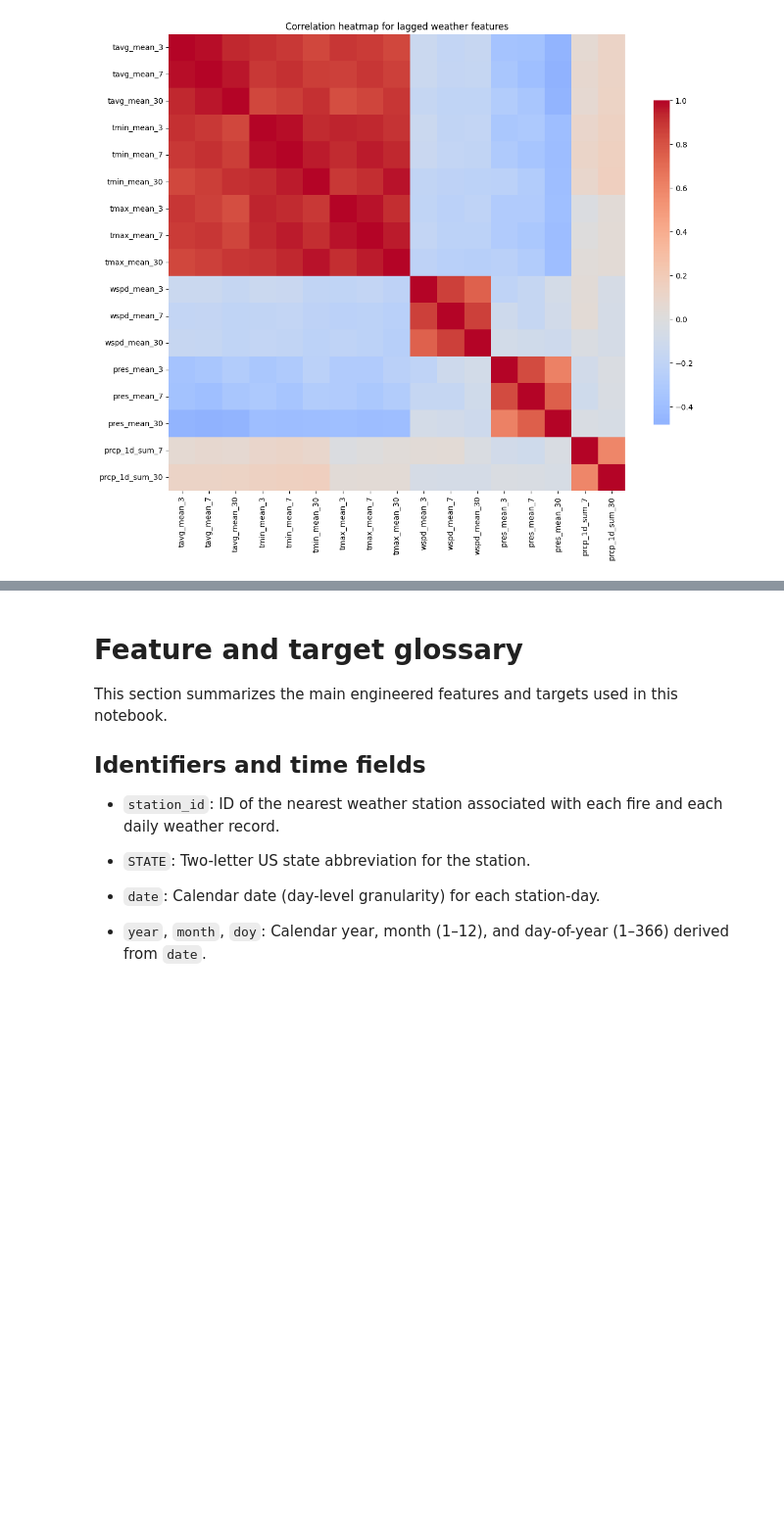
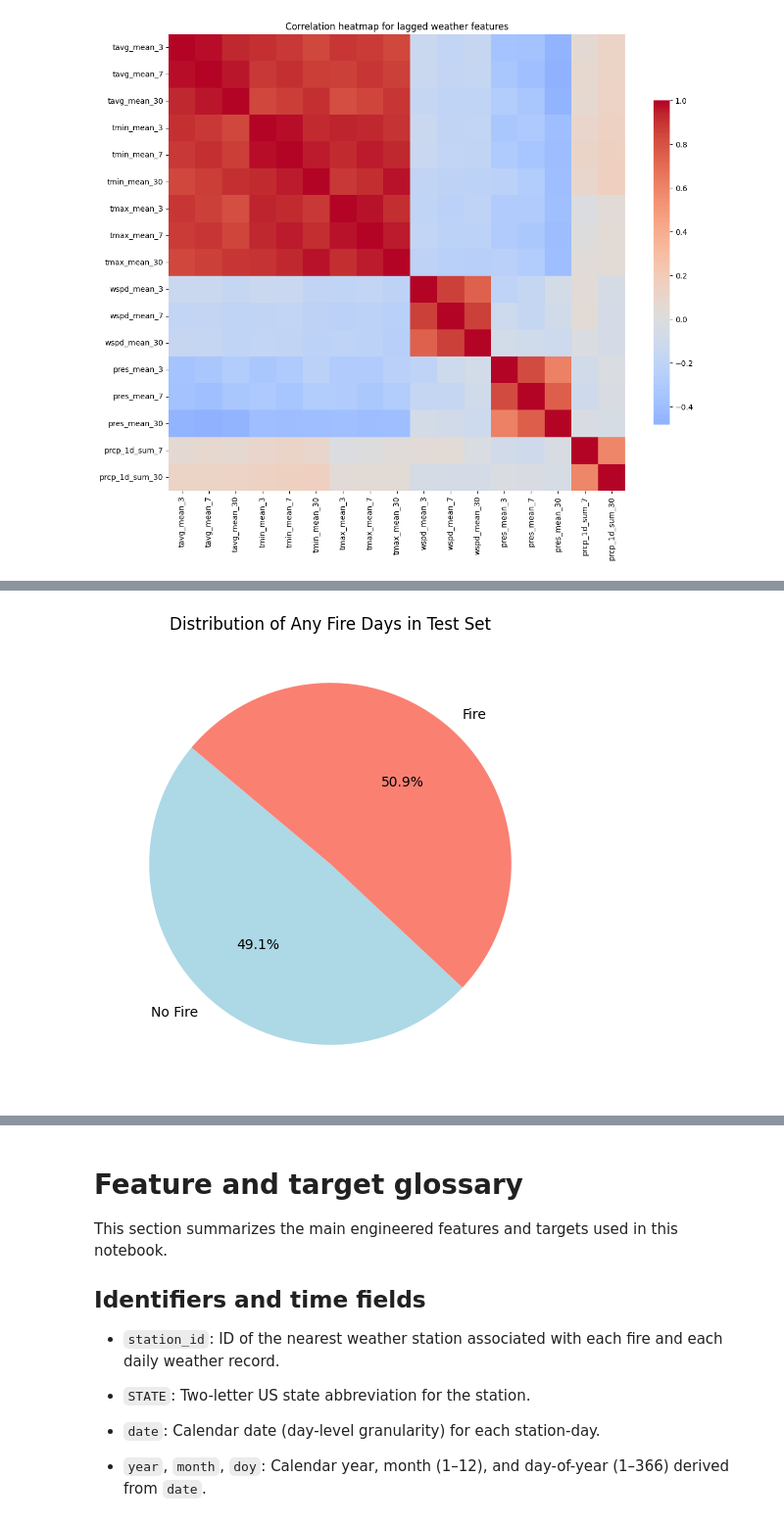
Before and after one commit to whelixw/week_11_wildfire_prediction, a Jupyter notebook: scripts/wildfires.ipynb, the cells around one changed output, grey strips where cells are left out. Shown at 98% size. Saved outputs shown, nothing was run; the diff lists cells and outputs as text; code cells hidden in the pictures; blank space fills up the shorter version.

```diff
--- a/scripts/wildfires.ipynb
+++ b/scripts/wildfires.ipynb
@@ -841,3 +972,14 @@ NameError: name 'params_count' is not defined
+# %%
+#show pie of days with any_fire=1 vs any_fire=0
+labels = ['No Fire', 'Fire']
+sizes = [len(y_test_bin_d) - y_test_bin_d.sum(), y_test_bin_d.sum()]
+colors = ['lightblue', 'salmon']
+plt.figure(figsize=(6, 6))
+plt.pie(sizes, labels=labels, colors=colors, autopct='%1.1f%%', startangle=140)
+plt.title('Distribution of Any Fire Days in Test Set')
+plt.show()
+# %% [output]
+[figure, added]
 # %%
 # ---- 6.1 Count model (Poisson) ----
 lgb_train = lgb.Dataset(X_train, label=y_train_count)
```
Also changed, not shown: parts of 10 cells of this notebook.
